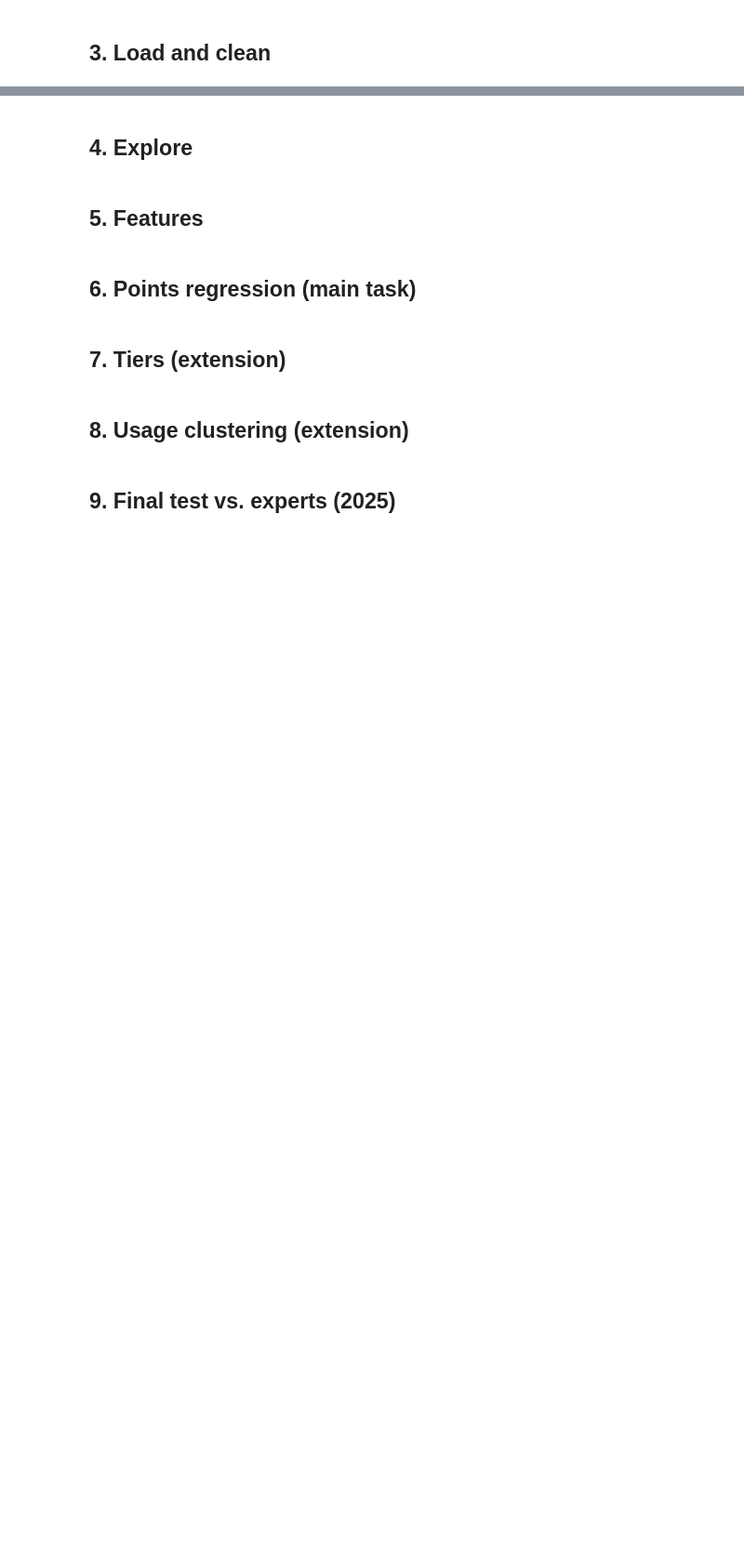
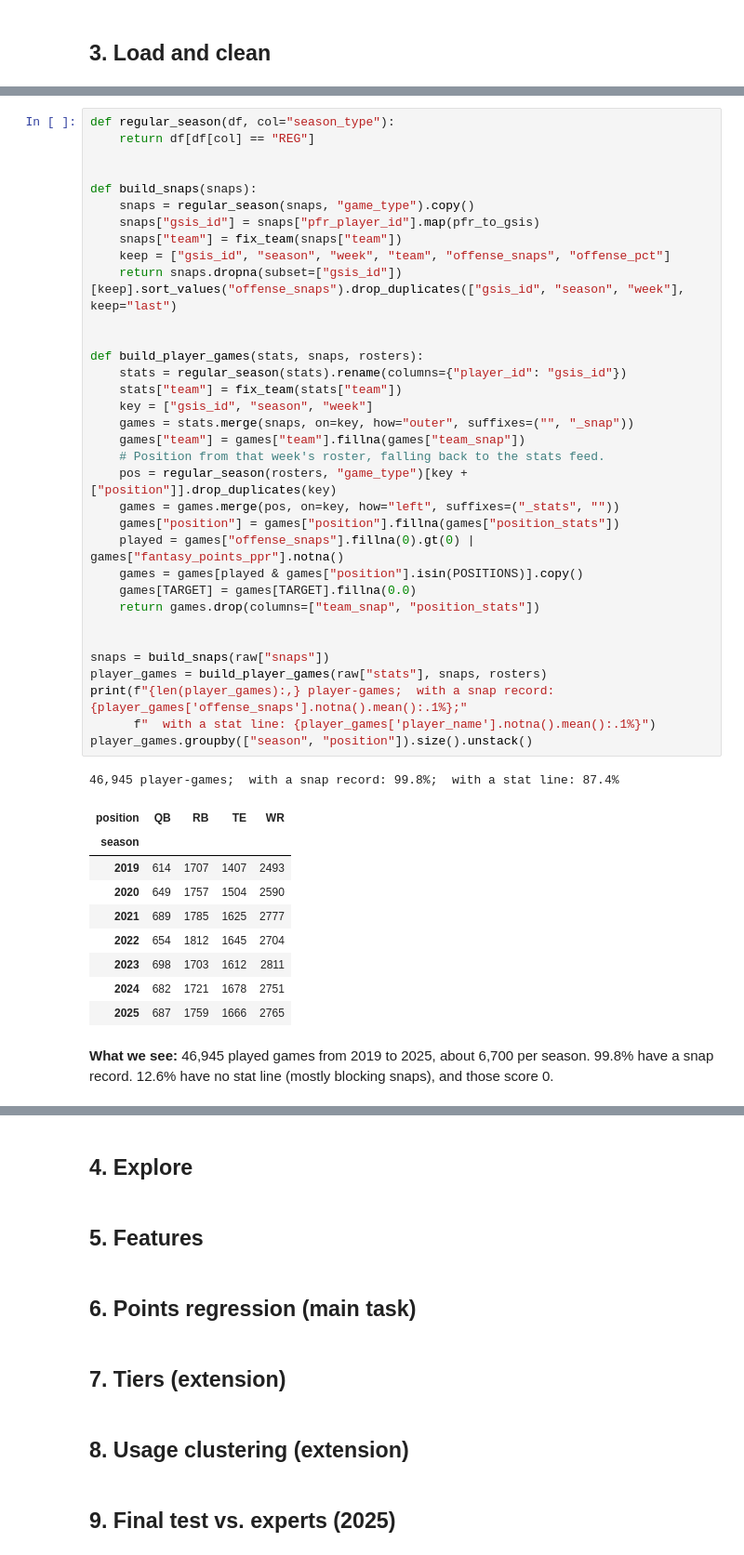
Before and after one commit to HashaRock/CS363M_FFBall_Project, a Jupyter notebook: fantasy_football_rankings.ipynb, the cells around one changed output, grey strips where cells are left out. Shown at 93% size. Saved outputs shown, nothing was run; the diff lists cells and outputs as text; blank space fills up the shorter version.

```diff
--- a/fantasy_football_rankings.ipynb
+++ b/fantasy_football_rankings.ipynb
@@ -45,0 +120,48 @@ np.random.seed(SEED)
+# %%
+def regular_season(df, col="season_type"):
+    return df[df[col] == "REG"]
+
+
+def build_snaps(snaps):
+    snaps = regular_season(snaps, "game_type").copy()
+    snaps["gsis_id"] = snaps["pfr_player_id"].map(pfr_to_gsis)
+    snaps["team"] = fix_team(snaps["team"])
+    keep = ["gsis_id", "season", "week", "team", "offense_snaps", "offense_pct"]
+    return snaps.dropna(subset=["gsis_id"])[keep].sort_values("offense_snaps").drop_duplicates(["gsis_id", "season", "week"], keep="last")
+
+
+def build_player_games(stats, snaps, rosters):
+    stats = regular_season(stats).rename(columns={"player_id": "gsis_id"})
+    stats["team"] = fix_team(stats["team"])
+    key = ["gsis_id", "season", "week"]
+    games = stats.merge(snaps, on=key, how="outer", suffixes=("", "_snap"))
+    games["team"] = games["team"].fillna(games["team_snap"])
+    # Position from that week's roster, falling back to the stats feed.
+    pos = regular_season(rosters, "game_type")[key + ["position"]].drop_duplicates(key)
+    games = games.merge(pos, on=key, how="left", suffixes=("_stats", ""))
+    games["position"] = games["position"].fillna(games["position_stats"])
+    played = games["offense_snaps"].fillna(0).gt(0) | games["fantasy_points_ppr"].notna()
+    games = games[played & games["position"].isin(POSITIONS)].copy()
+    games[TARGET] = games[TARGET].fillna(0.0)
+    return games.drop(columns=["team_snap", "position_stats"])
+
+
+snaps = build_snaps(raw["snaps"])
+player_games = build_player_games(raw["stats"], snaps, rosters)
+print(f"{len(player_games):,} player-games;  with a snap record: {player_games['offense_snaps'].notna().mean():.1%};"
+      f"  with a stat line: {player_games['player_name'].notna().mean():.1%}")
+player_games.groupby(["season", "position"]).size().unstack()
+# %% [output]
+46,945 player-games;  with a snap record: 99.8%;  with a stat line: 87.4%
+| position | QB | RB | TE | WR |
+| season |  |  |  |  |
+| 2019 | 614 | 1707 | 1407 | 2493 |
+| 2020 | 649 | 1757 | 1504 | 2590 |
+| 2021 | 689 | 1785 | 1625 | 2777 |
+| 2022 | 654 | 1812 | 1645 | 2704 |
+| 2023 | 698 | 1703 | 1612 | 2811 |
+| 2024 | 682 | 1721 | 1678 | 2751 |
+| 2025 | 687 | 1759 | 1666 | 2765 |
+# %% [markdown]
+**What we see:** 46,945 played games from 2019 to 2025, about 6,700 per season. 99.8% have a snap record.
+12.6% have no stat line (mostly blocking snaps), and those score 0.
```
Also changed, not shown: parts of 22 cells of this notebook, 1 other file.
